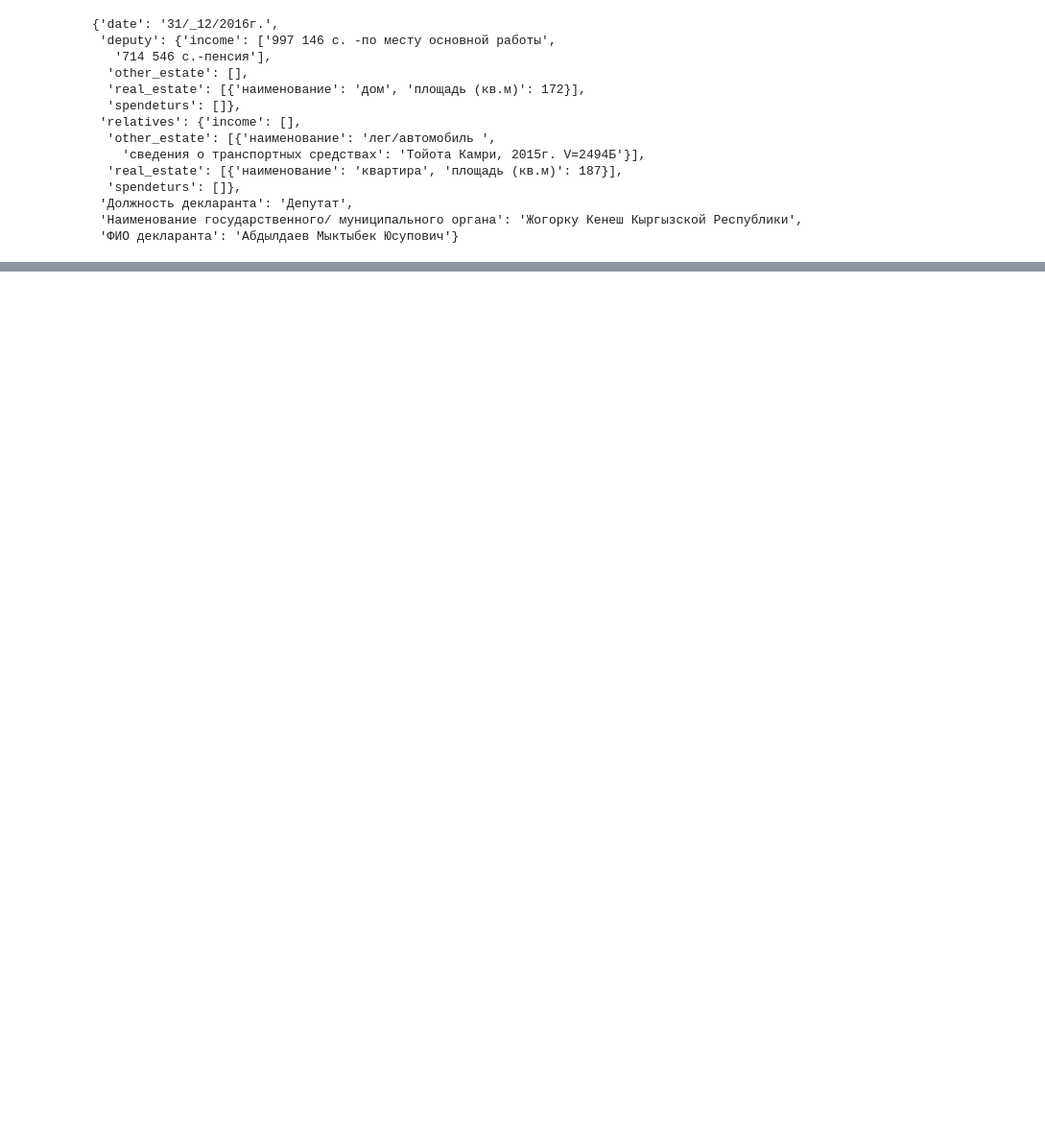
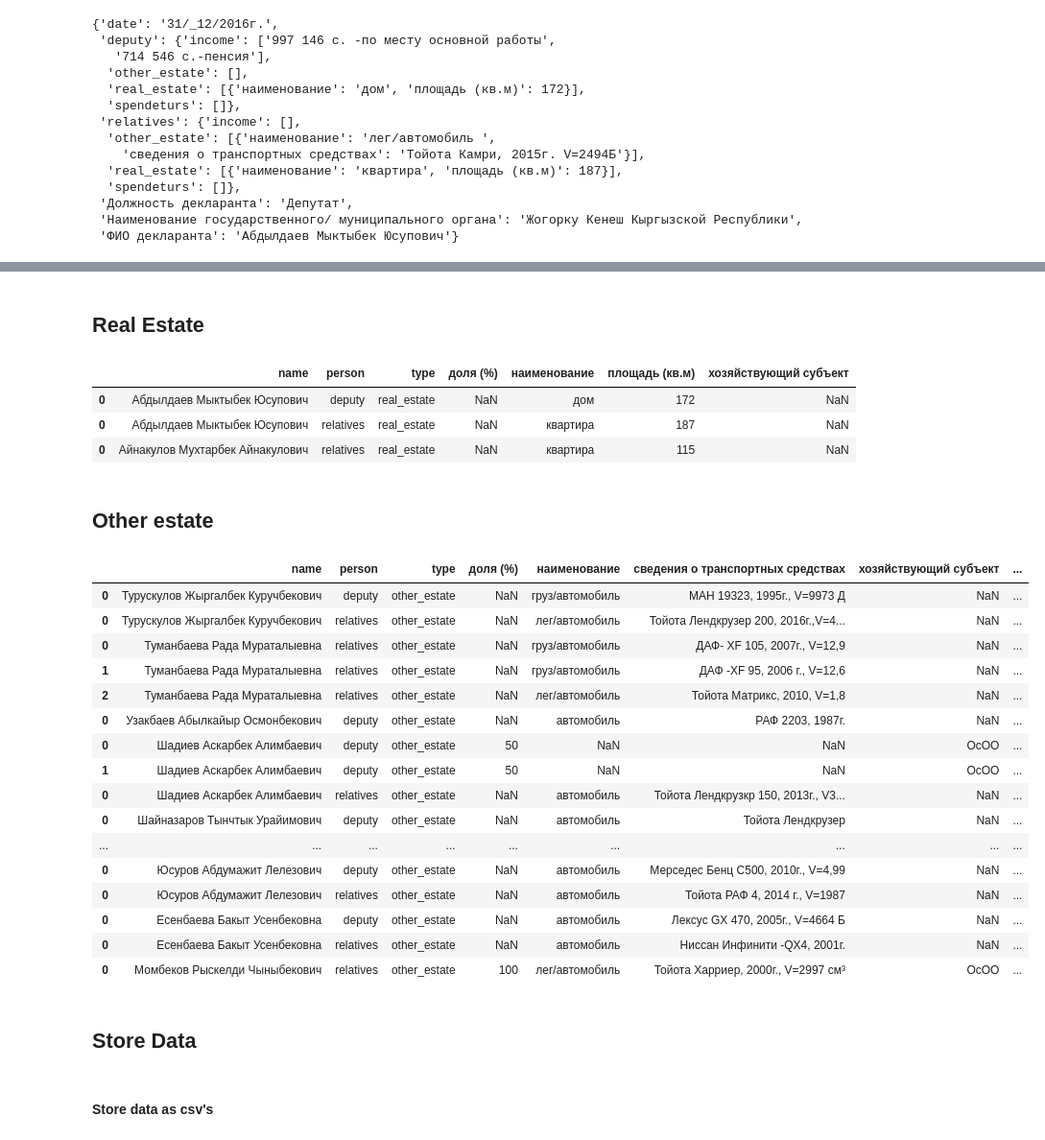
Before and after one commit to Casyfill/kg_declarations, a Jupyter notebook: code/4_clean_format.ipynb, the cells around one changed output, grey strips where cells are left out. Shown at 96% size. Saved outputs shown, nothing was run; the diff lists cells and outputs as text; code cells hidden in the pictures; blank space fills up the shorter version.

Commit message:
tidy-er approach to data

```diff
--- a/code/4_clean_format.ipynb
+++ b/code/4_clean_format.ipynb
@@ -193,0 +106,62 @@ new_df.to_csv('../data/clean_declarations_table.csv')
+# %% [markdown]
+## Real Estate
+# %%
+re = []
+for dep in data['data']:
+    name = dep['ФИО декларанта']
+    for p in 'deputy', 'relatives':
+        if p in dep:
+            tp = 'real_estate'
+            if len(dep[p][tp])>0:
+                records = pd.DataFrame(dep[p][tp])
+                records['type'] = tp
+                records['person'] = p
+                records['name'] = name
+                re.append(records)
+
+re = pd.concat(re)
+# %%
+re.head(3)
+# %% [output]
+|  | name | person | type | доля (%) | наименование | площадь (кв.м) | хозяйствующий субъект |
+| 0 | Абдылдаев Мыктыбек Юсупович | deputy | real_estate | NaN | дом | 172 | NaN |
+| 0 | Абдылдаев Мыктыбек Юсупович | relatives | real_estate | NaN | квартира | 187 | NaN |
+| 0 | Айнакулов Мухтарбек Айнакулович | relatives | real_estate | NaN | квартира | 115 | NaN |
+# %% [markdown]
+## Other estate
+# %%
+oe = []
+
+for dep in data['data']:
+    name = dep['ФИО декларанта']
+    for p in 'deputy', 'relatives':
+        if p in dep:
+            tp = 'other_estate'
+            if len(dep[p][tp])>0:
+                records = pd.DataFrame(dep[p][tp])
+                records['type'] = tp
+                records['person'] = p
+                records['name'] = name
+                oe.append(records)
+
+oe = pd.concat(oe)
+# %%
+oe.tail(20)
+# %% [output]
+|  | name | person | type | доля (%) | наименование | сведения о транспортных средствах | хозяйствующий субъект | ... |
+| 0 | Турускулов Жыргалбек Куручбекович | deputy | other_estate | NaN | груз/автомобиль | МАН 19323, 1995г., V=9973 Д | NaN | ... |
+| 0 | Турускулов Жыргалбек Куручбекович | relatives | other_estate | NaN | лег/автомобиль | Тойота Лендкрузер 200, 2016г.,V=4... | NaN | ... |
+| 0 | Туманбаева Рада Мураталыевна | relatives | other_estate | NaN | груз/автомобиль | ДАФ- XF 105, 2007г., V=12,9 | NaN | ... |
+| 1 | Туманбаева Рада Мураталыевна | relatives | other_estate | NaN | груз/автомобиль | ДАФ -XF 95, 2006 г., V=12,6 | NaN | ... |
+| 2 | Туманбаева Рада Мураталыевна | relatives | other_estate | NaN | лег/автомобиль | Тойота Матрикс, 2010, V=1,8 | NaN | ... |
+| 0 | Узакбаев Абылкайыр Осмонбекович | deputy | other_estate | NaN | автомобиль | РАФ 2203, 1987г. | NaN | ... |
+| 0 | Шадиев Аскарбек Алимбаевич | deputy | other_estate | 50 | NaN | NaN | ОсОО | ... |
+| 1 | Шадиев Аскарбек Алимбаевич | deputy | other_estate | 50 | NaN | NaN | ОсОО | ... |
+| 0 | Шадиев Аскарбек Алимбаевич | relatives | other_estate | NaN | автомобиль | Тойота Лендкрузкр 150, 2013г., V3... | NaN | ... |
+| 0 | Шайназаров Тынчтык Урайимович | deputy | other_estate | NaN | автомобиль | Тойота Лендкрузер | NaN | ... |
+| ... | ... | ... | ... | ... | ... | ... | ... | ... |
+| 0 | Юсуров Абдумажит Лелезович | deputy | other_estate | NaN | автомобиль | Мерседес Бенц С500, 2010г., V=4,99 | NaN | ... |
+| 0 | Юсуров Абдумажит Лелезович | relatives | other_estate | NaN | автомобиль | Тойота РАФ 4, 2014 г., V=1987 | NaN | ... |
+| 0 | Есенбаева Бакыт Усенбековна | deputy | other_estate | NaN | автомобиль | Лексус GX 470, 2005г., V=4664 Б | NaN | ... |
+| 0 | Есенбаева Бакыт Усенбековна | relatives | other_estate | NaN | автомобиль | Ниссан Инфинити -QX4, 2001г. | NaN | ... |
+| 0 | Момбеков Рыскелди Чыныбекович | relatives | other_estate | 100 | лег/автомобиль | Тойота Харриер, 2000г., V=2997 см³ | ОсОО | ... |
@@ -193,0 +171,4 @@ new_df.to_csv('../data/clean_declarations_table.csv')
+# %% [markdown]
+## Store Data
+# %% [markdown]
+#### Store data as csv's
```
Also changed, not shown: parts of 45 cells of this notebook, 6 other files.
